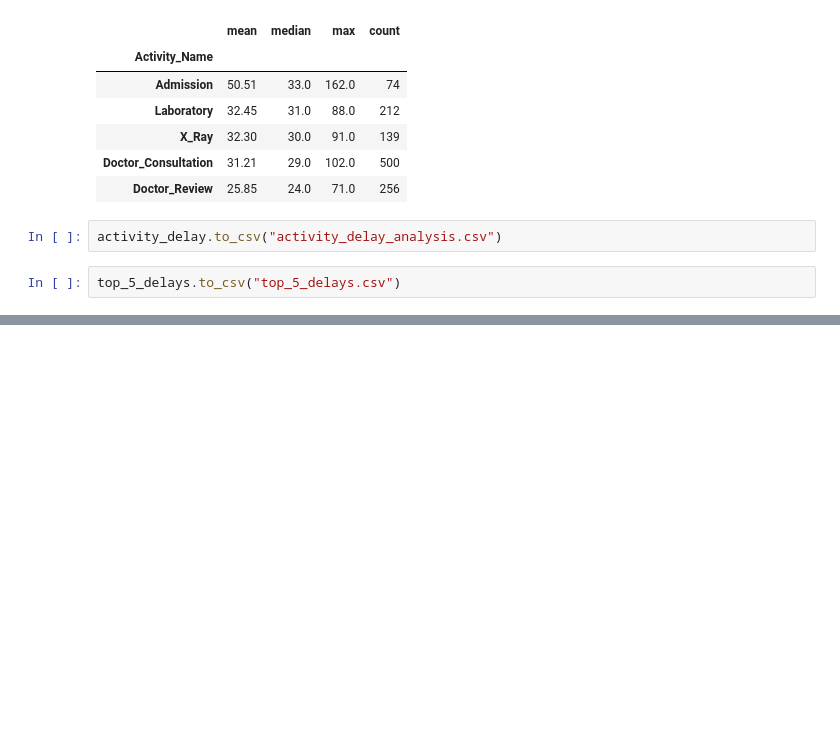
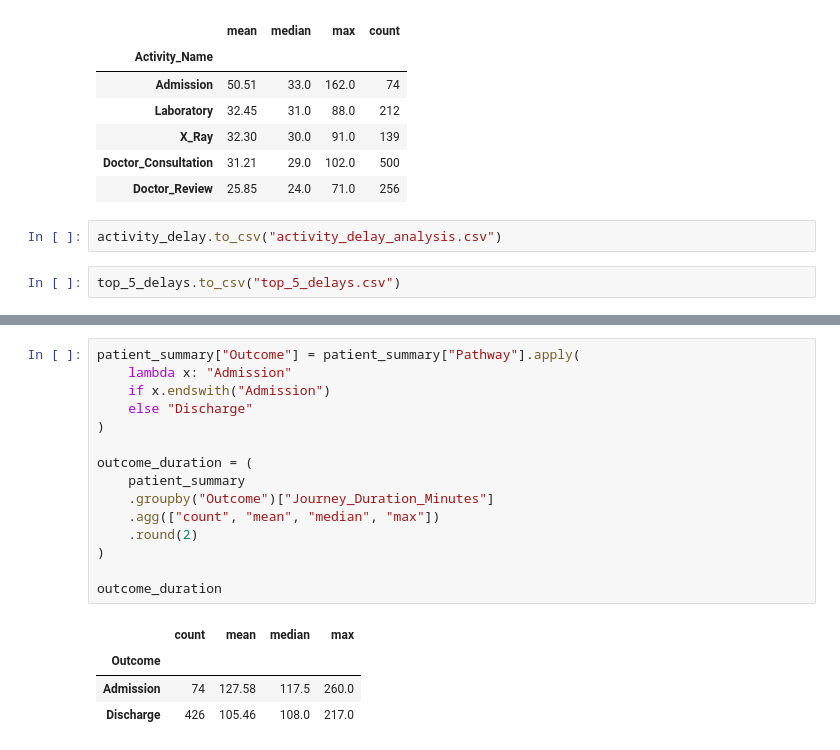
Before and after one commit to Ananyasingh0413/CareFlow---Clinical-Pathway-Process-Mining, a Jupyter notebook: healthcare_project-checkpoint.ipynb, the cells around one changed output, grey strips where cells are left out. Drawn from its saved outputs; the diff is of its cells as text; blank space fills up the shorter version.

```diff
--- a/healthcare_project-checkpoint.ipynb
+++ b/healthcare_project-checkpoint.ipynb
@@ -1495,0 +1647,20 @@ top_5_delays.to_csv("top_5_delays.csv")
+# %%
+patient_summary["Outcome"] = patient_summary["Pathway"].apply(
+    lambda x: "Admission"
+    if x.endswith("Admission")
+    else "Discharge"
+)
+
+outcome_duration = (
+    patient_summary
+    .groupby("Outcome")["Journey_Duration_Minutes"]
+    .agg(["count", "mean", "median", "max"])
+    .round(2)
+)
+
+outcome_duration
+# %% [output]
+|  | count | mean | median | max |
+| Outcome |  |  |  |  |
+| Admission | 74 | 127.58 | 117.5 | 260.0 |
+| Discharge | 426 | 105.46 | 108.0 | 217.0 |
```
Also changed, not shown: parts of 6 cells of this notebook.
